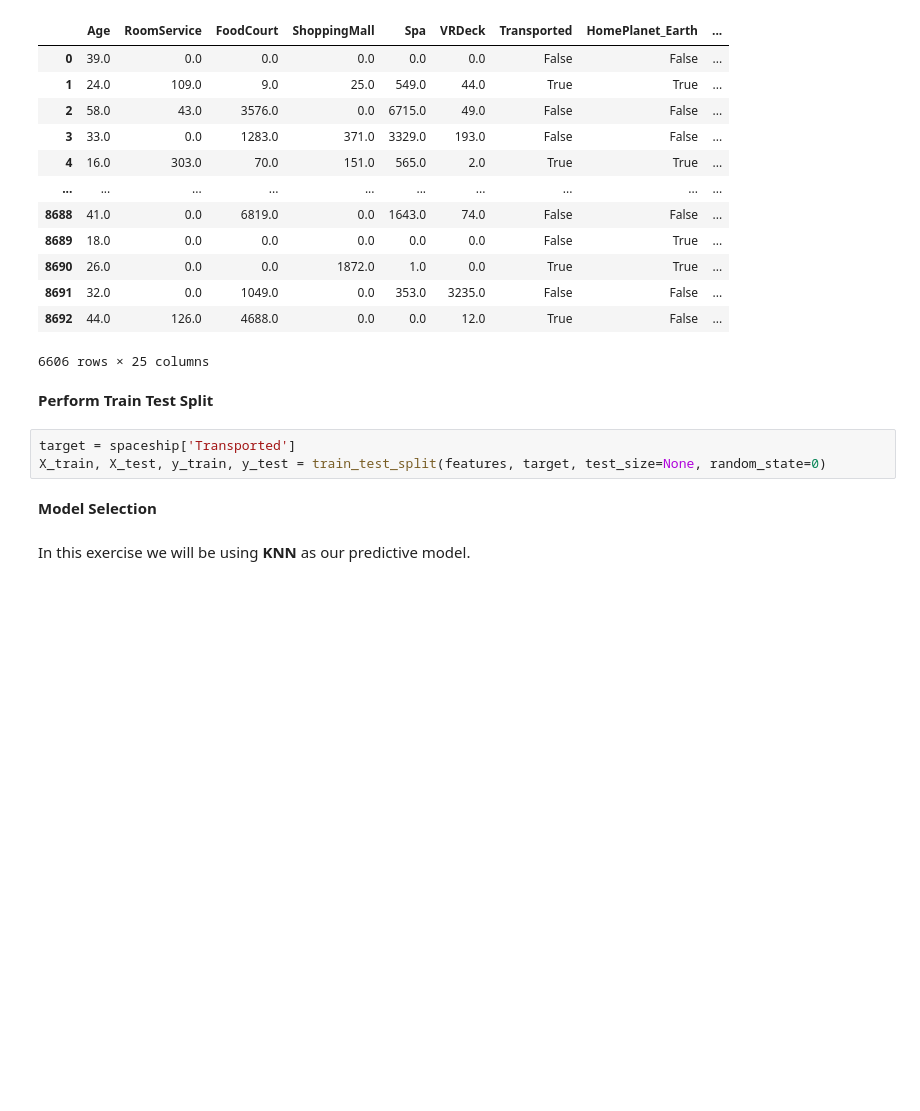
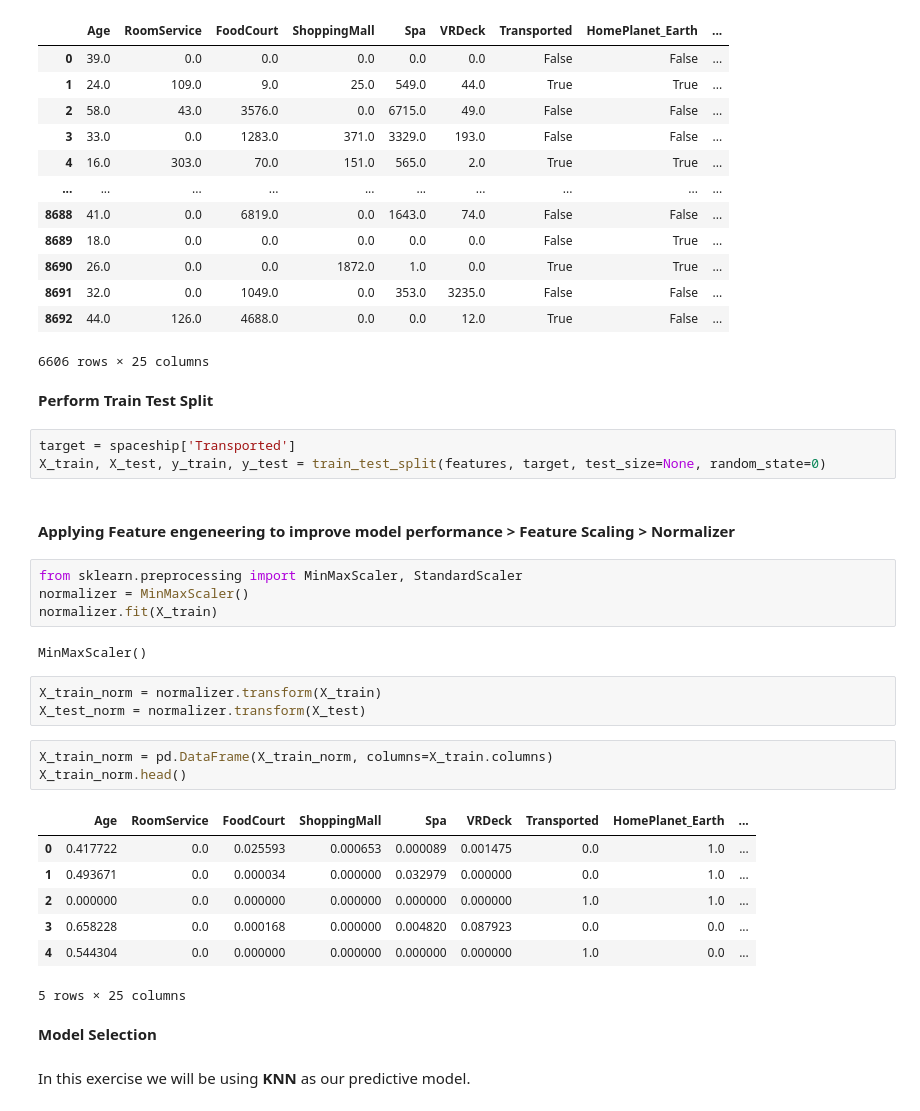
Before and after one commit to cndembo/lab-feature-engineering, a Jupyter notebook: lab-feature_eng.ipynb, the cells around one changed output. Cells and saved outputs as stored; diff of their text form; blank space fills up the shorter version.

```diff
--- a/lab-feature_eng.ipynb
+++ b/lab-feature_eng.ipynb
@@ -183,6 +183,28 @@ Dataframe with Dummy variables
 # %%
 target = spaceship['Transported']
 X_train, X_test, y_train, y_test = train_test_split(features, target, test_size=None, random_state=0)
+# %% [markdown]
+#### Applying Feature engeneering to improve model performance > Feature Scaling > Normalizer
+# %%
+from sklearn.preprocessing import MinMaxScaler, StandardScaler
+normalizer = MinMaxScaler()
+normalizer.fit(X_train)
+# %% [output]
+MinMaxScaler()
+# %%
+X_train_norm = normalizer.transform(X_train)
+X_test_norm = normalizer.transform(X_test)
+# %%
+X_train_norm = pd.DataFrame(X_train_norm, columns=X_train.columns)
+X_train_norm.head()
+# %% [output]
+|  | Age | RoomService | FoodCourt | ShoppingMall | Spa | VRDeck | Transported | HomePlanet_Earth | ... |
+| 0 | 0.417722 | 0.0 | 0.025593 | 0.000653 | 0.000089 | 0.001475 | 0.0 | 1.0 | ... |
+| 1 | 0.493671 | 0.0 | 0.000034 | 0.000000 | 0.032979 | 0.000000 | 0.0 | 1.0 | ... |
+| 2 | 0.000000 | 0.0 | 0.000000 | 0.000000 | 0.000000 | 0.000000 | 1.0 | 1.0 | ... |
+| 3 | 0.658228 | 0.0 | 0.000168 | 0.000000 | 0.004820 | 0.087923 | 0.0 | 0.0 | ... |
+| 4 | 0.544304 | 0.0 | 0.000000 | 0.000000 | 0.000000 | 0.000000 | 1.0 | 0.0 | ... |
+5 rows × 25 columns
 # %% [markdown]
 **Model Selection**
 # %% [markdown]
```
Also changed, not shown: parts of 2 cells of this notebook.
